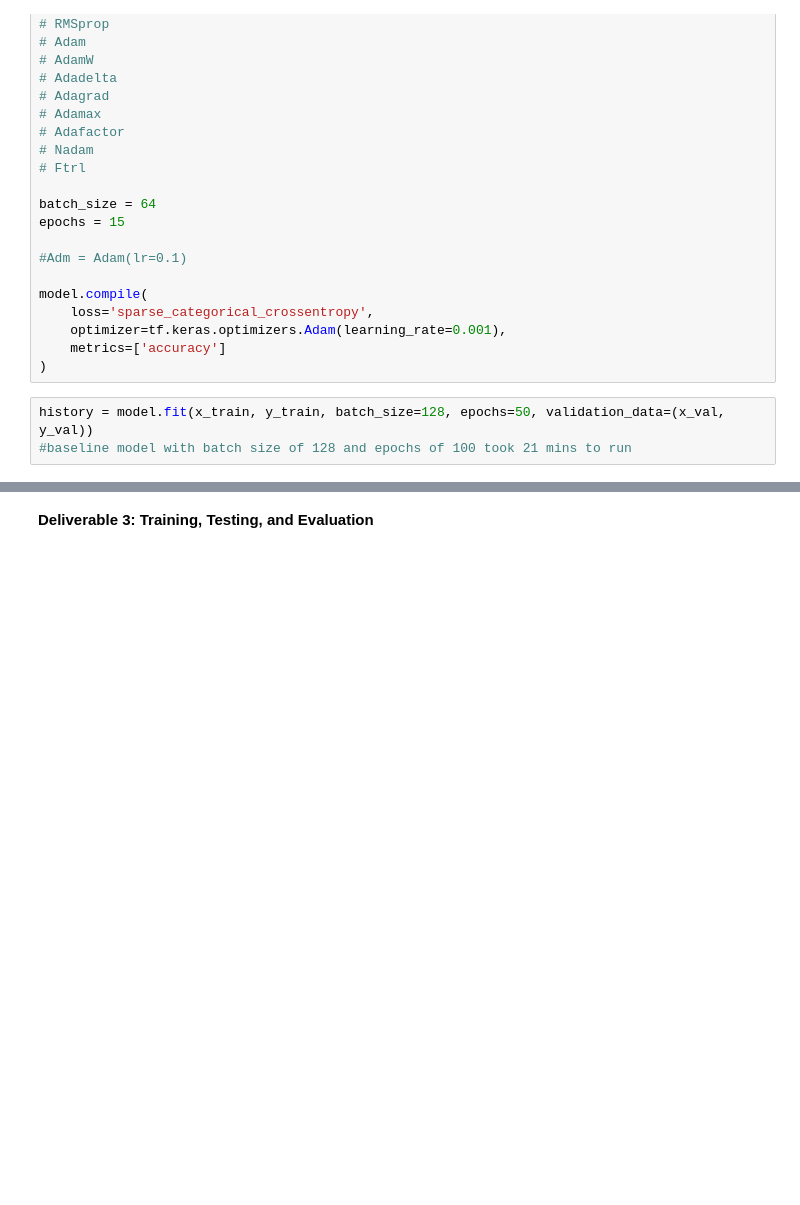
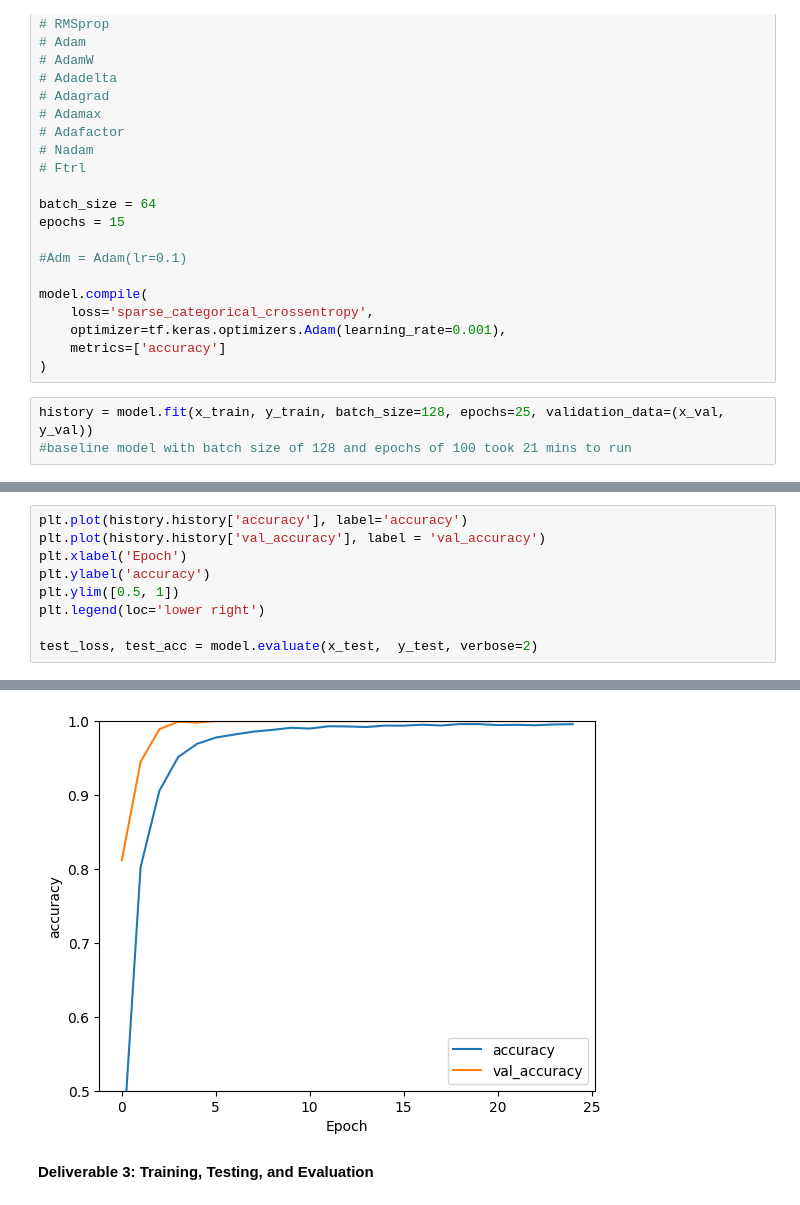
Before and after one commit to fionacampbell3/nlpcv-fiona, a Jupyter notebook: assign.ipynb, the cells around one changed output, grey strips where cells are left out. Saved outputs shown, nothing was run; the diff lists cells and outputs as text; blank space fills up the shorter version.

Commit message:
took epochs down to 25 and added accuracy plot

```diff
--- a/assign.ipynb
+++ b/assign.ipynb
@@ -150,6 +150,6 @@ model.compile(
     metrics=['accuracy']
 )
 # %%
-history = model.fit(x_train, y_train, batch_size=128, epochs=50, validation_data=(x_val, y_val))
+history = model.fit(x_train, y_train, batch_size=128, epochs=25, validation_data=(x_val, y_val))
 #baseline model with batch size of 128 and epochs of 100 took 21 mins to run
 # %% [output]
@@ -184,0 +185,10 @@ Test accuracy: 0.9711377620697021
+# %%
+plt.plot(history.history['accuracy'], label='accuracy')
+plt.plot(history.history['val_accuracy'], label = 'val_accuracy')
+plt.xlabel('Epoch')
+plt.ylabel('accuracy')
+plt.ylim([0.5, 1])
+plt.legend(loc='lower right')
+
+test_loss, test_acc = model.evaluate(x_test,  y_test, verbose=2)
+# %% [output]
@@ -185,3 +196,4 @@ Test accuracy: 0.9711377620697021
+[figure, added]
 # %% [markdown]
 **Deliverable 3: Training, Testing, and Evaluation**
 # %%
```
Also changed, not shown: parts of 4 cells of this notebook.
